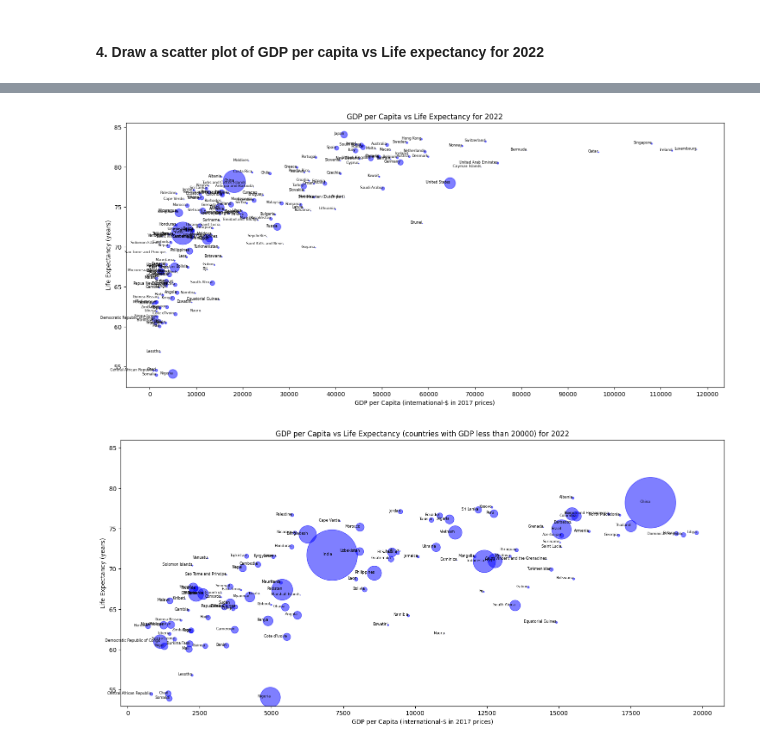
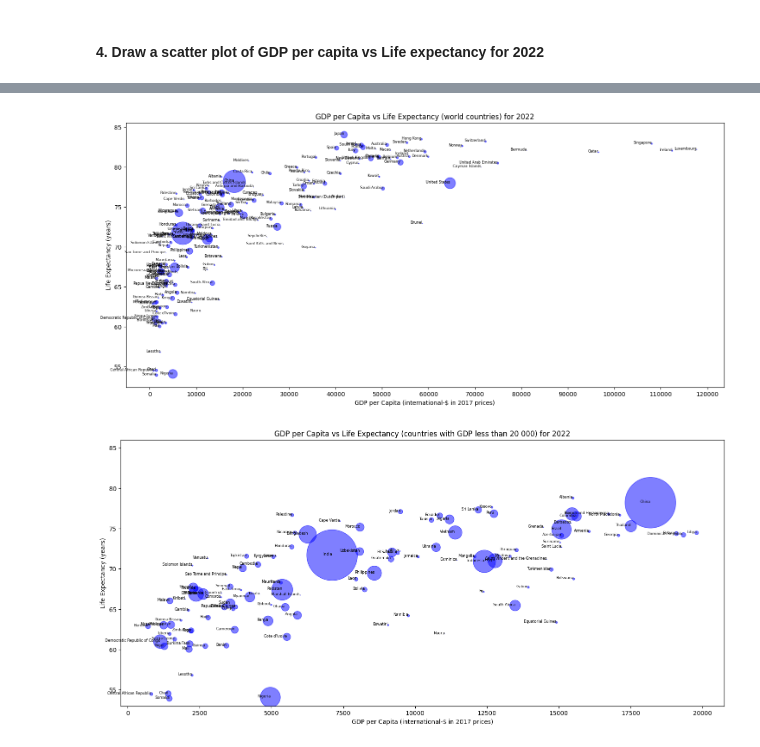
Before and after one commit to sdvelev/Introduction-To-Data-Science-And-AI, a Jupyter notebook: 01-introduction-to-data-science-and-python/assignment-1-Stefan-Velev.ipynb, the cells around one changed output, grey strips where cells are left out. Cells and saved outputs as stored; diff of their text form; code cells hidden in the pictures.

```diff
--- a/01-introduction-to-data-science-and-python/assignment-1-Stefan-Velev.ipynb
+++ b/01-introduction-to-data-science-and-python/assignment-1-Stefan-Velev.ipynb
@@ -80,17 +80,17 @@ plt.show()
 # %%
 plt.figure(figsize=(18, 8))
 plt.scatter(df['GDP per capita'], df['Life expectancy'], color='blue', s = df['Population']/1000000, alpha=0.5)
 
 for i, country in enumerate(df['Country']):
     plt.text(df['GDP per capita'].iloc[i], df['Life expectancy'].iloc[i], df['Country'].iloc[i], fontsize=6, ha='right')
 
 plt.xticks([0, 10000, 20000, 30000, 40000, 50000, 60000, 70000, 80000, 90000, 100000, 110000, 120000])
 plt.xlabel('GDP per Capita (international-$ in 2017 prices)')
 plt.ylabel('Life Expectancy (years)')
-plt.title('GDP per Capita vs Life Expectancy for 2022')
+plt.title('GDP per Capita vs Life Expectancy (world countries) for 2022')
 plt.show()
 # %% [output]
-[figure, old version]
+[figure, new version]
 # %%
 plt.figure(figsize=(18, 8))
 df_lower_GDP = df[df['GDP per capita'] <= 20000]
```
Also changed, not shown: parts of 7 cells of this notebook.
